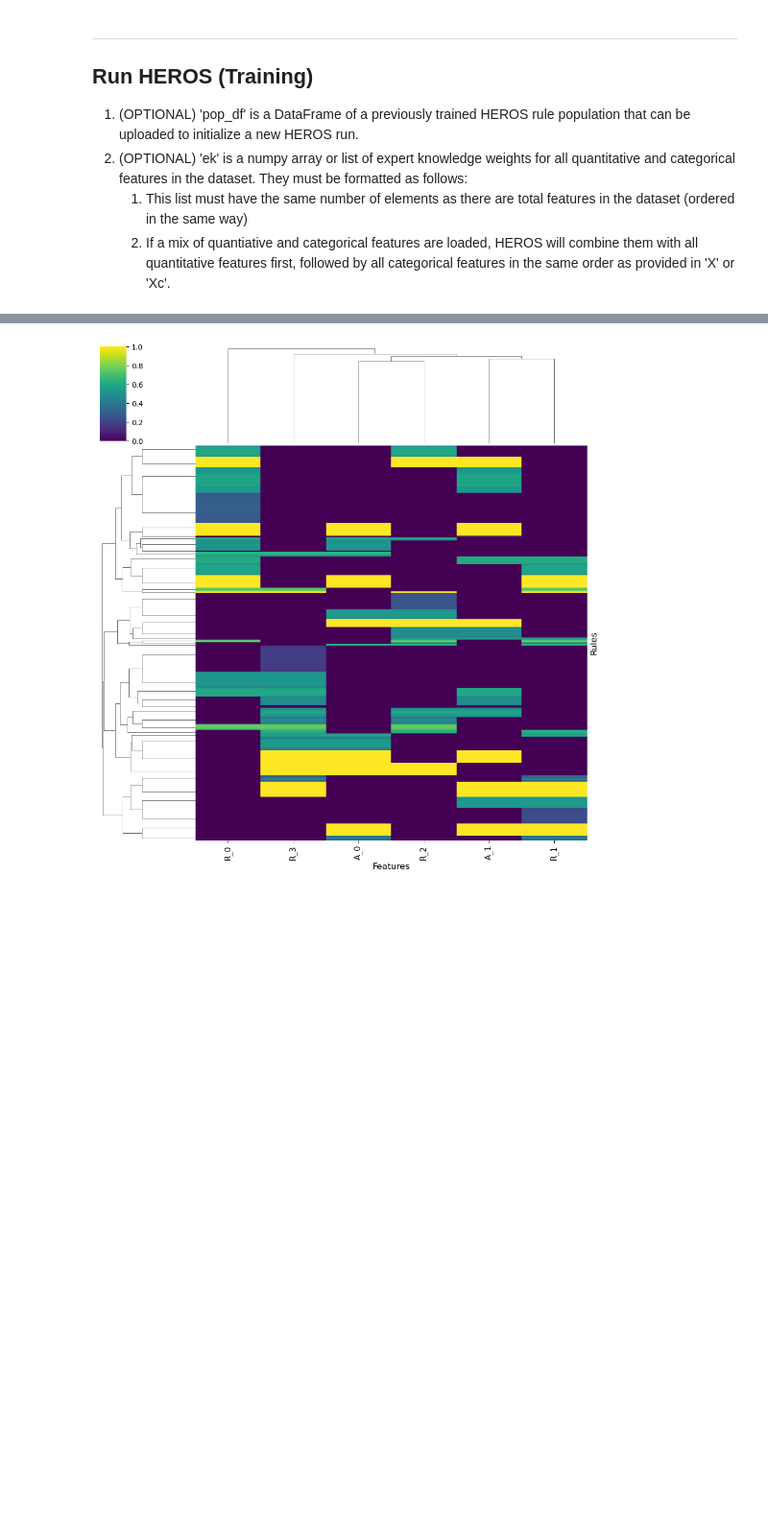
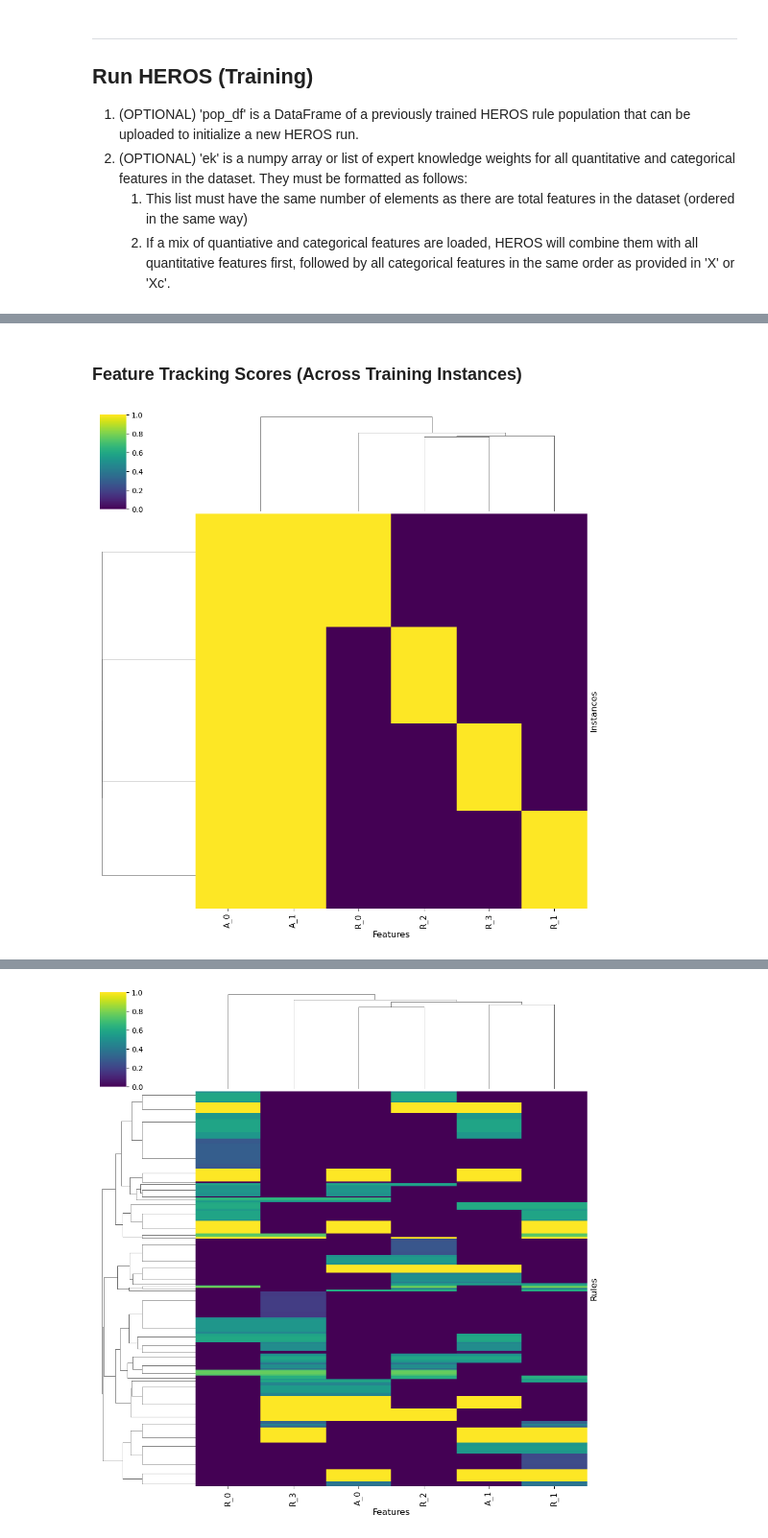
Before and after one commit to UrbsLab/heros, a Jupyter notebook: HEROS_Demo_Notebook.ipynb, the cells around one changed output, grey strips where cells are left out. Shown at 96% size. Cells and saved outputs as stored; diff of their text form; code cells hidden in the pictures; blank space fills up the shorter version.

```diff
--- a/HEROS_Demo_Notebook.ipynb
+++ b/HEROS_Demo_Notebook.ipynb
@@ -246,0 +458,13 @@ Random Seed Check - End: 0.32432934269137703
+# %% [markdown]
+### Feature Tracking Scores (Across Training Instances)
+# %%
+if run_all_cells and feat_track != None:
+    heros.run_model_feature_tracking(best_model_index)
+    # Save Feature Tracking Scores to .csv
+    ft_df = heros.get_model_ft(feature_names)
+    ft_df.shape
+    ft_df.to_csv(output_path+'/rule_set_'+str(best_model_index)+'_feature_tracking_scores.csv', index=False)
+    # Visualize feature tracking scores as clustered heatmap
+    heros.get_clustered_model_ft_heatmap(feature_names, specified_filter=1, show=True, save=True, output_path=output_path)
+# %% [output]
+[figure, added]
```
Also changed, not shown: parts of 119 cells of this notebook, 23 other files.
